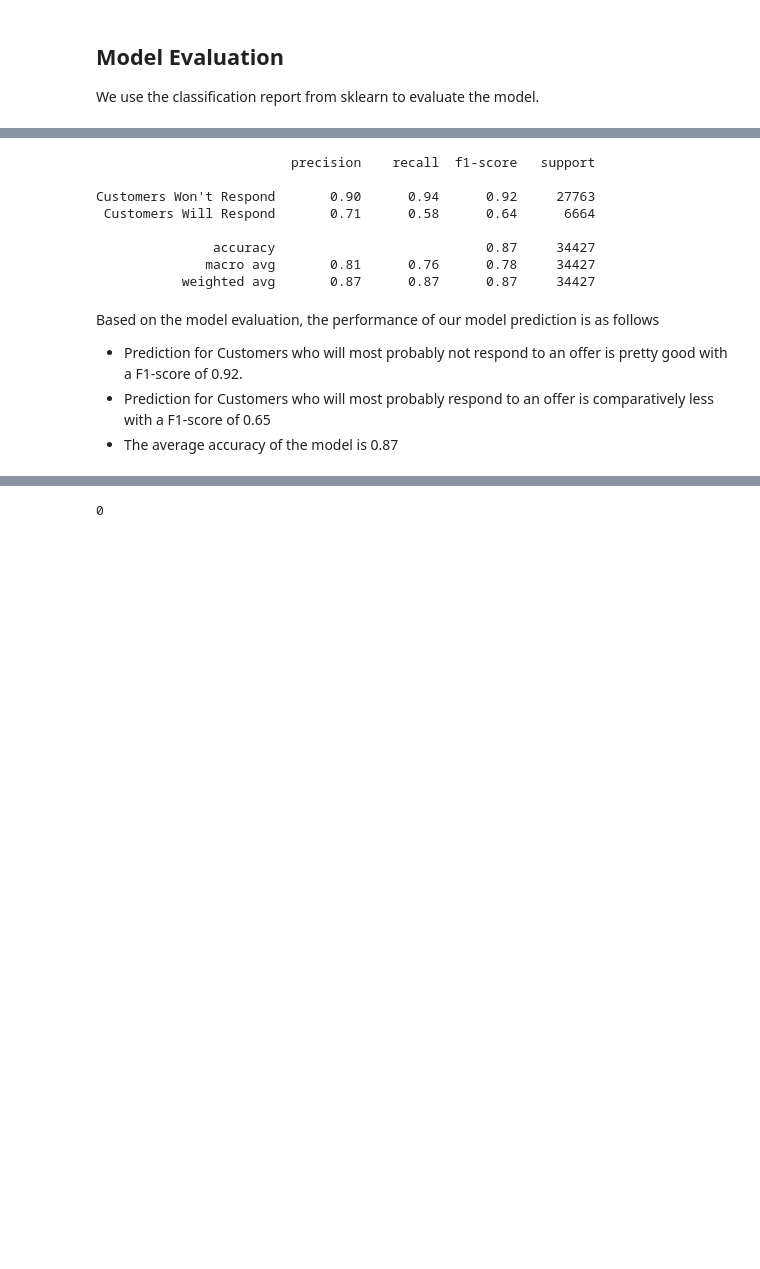
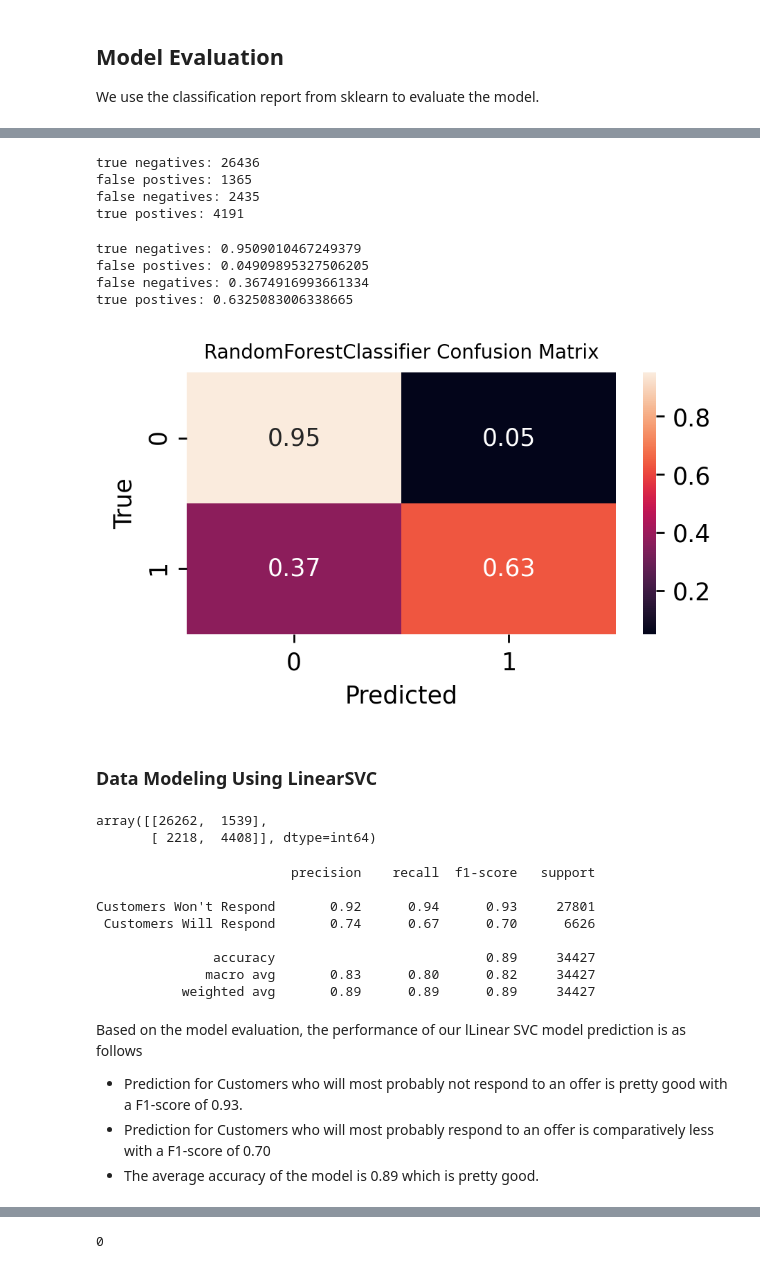
Before and after one commit to SiddharthSabat/Data-Science-and-ML-Portfolio, a Jupyter notebook: Data_Scientist_Starbucks_Capstone/Starbucks_Capstone_notebook.ipynb, the cells around one changed output, grey strips where cells are left out. Drawn from its saved outputs; the diff is of its cells as text; code cells hidden in the pictures; blank space fills up the shorter version.

```diff
--- a/Data_Scientist_Starbucks_Capstone/Starbucks_Capstone_notebook.ipynb
+++ b/Data_Scientist_Starbucks_Capstone/Starbucks_Capstone_notebook.ipynb
@@ -1226,0 +1416,4 @@ cv.fit(X_train, y_train);
+# %%
+# Scale selected features in test data
+X_test_scaled = features_scale(X_test, feat=features_to_scale)
+X_test_scaled.head()
@@ -1226,0 +1427,4 @@ cv.fit(X_train, y_train);
+# %%
+# Classification of test data using best model trained on train data
+y_pred_rf = rfc_best_est.predict(X_test_scaled)
+y_pred_rf
@@ -1231,18 +1485,62 @@ We use the classification report from sklearn to evaluate the model.
+# %%
+# displaye tn, fp, fn, tp from confusion matrix
+tn, fp, fn, tp = confusion_matrix(y_test.squeeze().values, y_pred_rf).ravel()
+print('true negatives: {}'.format(tn))
+print('false postives: {}'.format(fp))
+print('false negatives: {}'.format(fn))
+print('true postives: {}'.format(tp))
+# %% [output]
+true negatives: 26436
+false postives: 1365
+false negatives: 2435
+true postives: 4191
+# %%
+# displaye tn, fp, fn, tp from confusion matrix
+tn, fp, fn, tp = confusion_matrix(y_test.squeeze().values, y_pred_rf, normalize = 'true').ravel()
+print('true negatives: {}'.format(tn))
+print('false postives: {}'.format(fp))
+print('false negatives: {}'.format(fn))
+print('true postives: {}'.format(tp))
+# %% [output]
+true negatives: 0.9509010467249379
+false postives: 0.04909895327506205
+false negatives: 0.3674916993661334
+true postives: 0.6325083006338665
+# %%
+plt.figure(figsize=(4,2), dpi = 250)
+
+sns.heatmap(confusion_matrix(y_test,y_pred_rf,  normalize = 'true'),annot=True,fmt='.2f')
+plt.title("RandomForestClassifier Confusion Matrix", fontsize = 8)
+plt.xlabel('Predicted')
+plt.ylabel('True');
+
+
+plt.savefig('./screenshots/17_Confusion_Matrix_RF_.png', dpi=600, bbox_inches ='tight')
+plt.show()
+# %% [output]
+[figure, added]
+# %% [markdown]
+### Data Modeling Using LinearSVC
+# %%
+# Calculate confusion matrix
+confusion_matrix(y_test.squeeze().values, y_pred_svc)
+# %% [output]
+array([[26262,  1539],
+       [ 2218,  4408]], dtype=int64)
 # %%
-y_pred = cv.predict(X_test)
-print(classification_report(y_test, y_pred, target_names=['Customers Won\'t Respond','Customers Will Respond']))
+print(classification_report(y_test, y_pred_svc, target_names=['Customers Won\'t Respond','Customers Will Respond']))
 # %% [output]
                          precision    recall  f1-score   support
 
-Customers Won't Respond       0.90      0.94      0.92     27763
- Customers Will Respond       0.71      0.58      0.64      6664
+Customers Won't Respond       0.92      0.94      0.93     27801
+ Customers Will Respond       0.74      0.67      0.70      6626
 
-               accuracy                           0.87     34427
-              macro avg       0.81      0.76      0.78     34427
-           weighted avg       0.87      0.87      0.87     34427
+               accuracy                           0.89     34427
+              macro avg       0.83      0.80      0.82     34427
+           weighted avg       0.89      0.89      0.89     34427
 # %% [markdown]
-Based on the model evaluation, the performance of our model prediction is as follows
+Based on the model evaluation, the performance of our lLinear SVC model prediction is as follows
 
-* Prediction for Customers who will most probably not respond to an offer is pretty good with a F1-score of 0.92.
-* Prediction for Customers who will most probably respond to an offer is comparatively less with a F1-score of 0.65
-* The average accuracy of the model is 0.87
+* Prediction for Customers who will most probably not respond to an offer is pretty good with a F1-score of 0.93.
+* Prediction for Customers who will most probably respond to an offer is comparatively less with a F1-score of 0.70
+* The average accuracy of the model is 0.89 which is pretty good.
```
Also changed, not shown: parts of 41 cells of this notebook, 1 other file.
